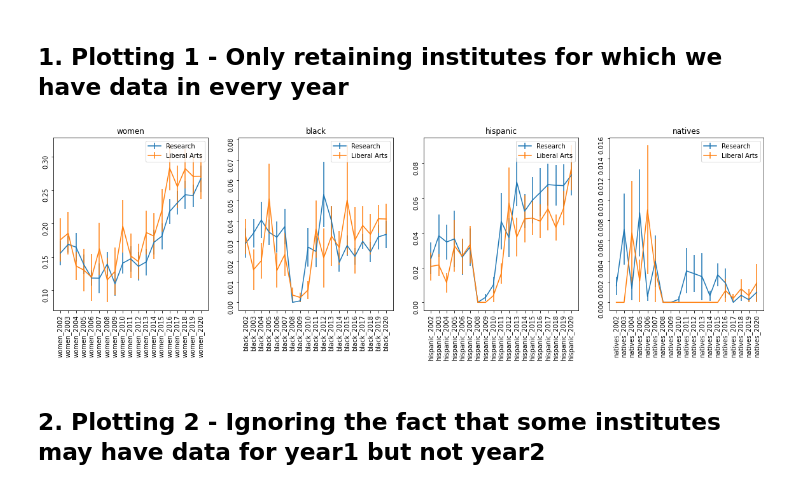
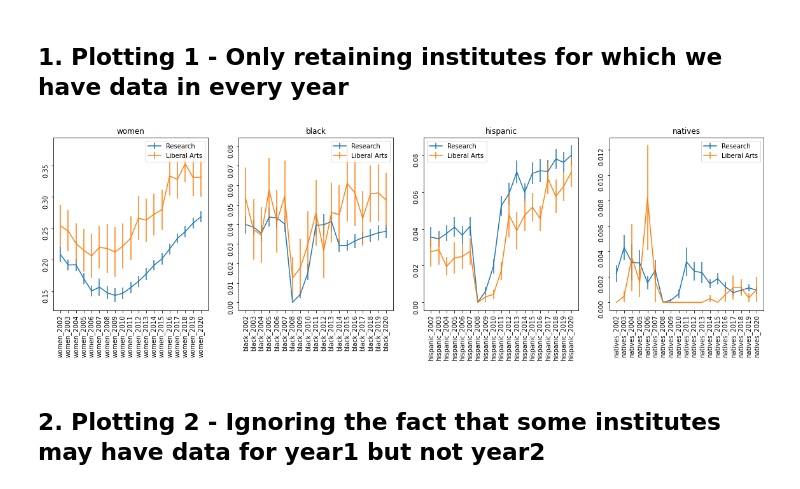
Before and after one commit to jmasontaylor/Education, a Jupyter notebook: src/Diversity in CS at Liberal Arts vs. Research Unis.ipynb, the cells around one changed output. Saved outputs shown, nothing was run; the diff lists cells and outputs as text; code cells hidden in the pictures.

```diff
--- a/src/Diversity in CS at Liberal Arts vs. Research Unis.ipynb
+++ b/src/Diversity in CS at Liberal Arts vs. Research Unis.ipynb
@@ -97,8 +169,8 @@ for i, fname in enumerate(fnames):
     data = pd.read_csv(fname, index_col=0)
     data.columns = [col.upper() for col in data.columns]
     data = data[data['AWLEVEL']==5]
-    cs = data[data['CIPCODE']==11.0701]
-    #cs = data[data['CIPCODE'].apply(lambda x: (x>=11) & (x<12))]
+    # cs = data[data['CIPCODE']==11.0701]
+    cs = data[data['CIPCODE'].apply(lambda x: (x>=11) & (x<12))]
     cs.columns = [col.strip() for col in cs.columns]
     cs = cs.groupby(cs.index).sum()
     cs_cols = list(cs.columns)
@@ -146,36 +235,40 @@ for year in years[1:]:
 
 all_years = pd.concat([results[year].loc[commonids] for year in years], axis=1)
 merged = pd.merge(unis2, all_years, left_on='UNITID', right_index=True)
 
 fig, axs = plt.subplots(1, 4, figsize=(20, 5))
 
 # axs = [x for ax in axs for x in ax]
 
 for i, (label, var, var_alt) in enumerate([women, black, hispanic, natives]):
 
     years_sorted = sorted([col for col in merged.columns if label in col])
 
     '''Filter for non-HBCUs and mixed gender schools'''
-    filtered = merged[merged['HBCU']==2]
-    filtered = filtered[filtered.apply(lambda x: np.all(x[years_sorted]==1)==False, axis=1)]
+    # filtered = merged[merged['HBCU']==2]
+    # filtered = filtered[filtered.apply(lambda x: np.all(x[years_sorted]==1)==False, axis=1)]
+    filtered = merged
 
     means = filtered.groupby('Y').mean()[years_sorted]
     sems  = filtered.groupby('Y').sem()[years_sorted]
 
 #     plt.errorbar(x=years_sorted, y=means.loc['research'], yerr=sems.loc['research'])
 #     plt.errorbar(x=years_sorted, y=means.loc['liberal_arts'], yerr=sems.loc['liberal_arts'])
 #     plt.legend(['Research', 'Liberal Arts'])
 #     plt.xticks(rotation=90);
 #     plt.title(label)
 #     plt.figure();
 
     axs[i].errorbar(x=years_sorted, y=means.loc['research'], yerr=sems.loc['research'])
     axs[i].errorbar(x=years_sorted, y=means.loc['liberal_arts'], yerr=sems.loc['liberal_arts'])
+    # axs[i].set_xticks(axs[i].xticks(), [x.split('_')[1] for x in years_sorted])
     axs[i].legend(['Research', 'Liberal Arts'])
     axs[i].tick_params(labelrotation=90)
     axs[i].set_title(label)
+
+fig.suptitle('CS/IT Graduates, from minority groups, over time [WITH HBCU and All-Women Colleges]');
 # %% [output]
-[figure, old version]
+[figure, new version]
 # %% [markdown]
 ## 2. Plotting 2 - Ignoring the fact that some institutes may have data for year1 but not year2
 # %%
```
Also changed, not shown: parts of 9 cells of this notebook, 1 other file.
